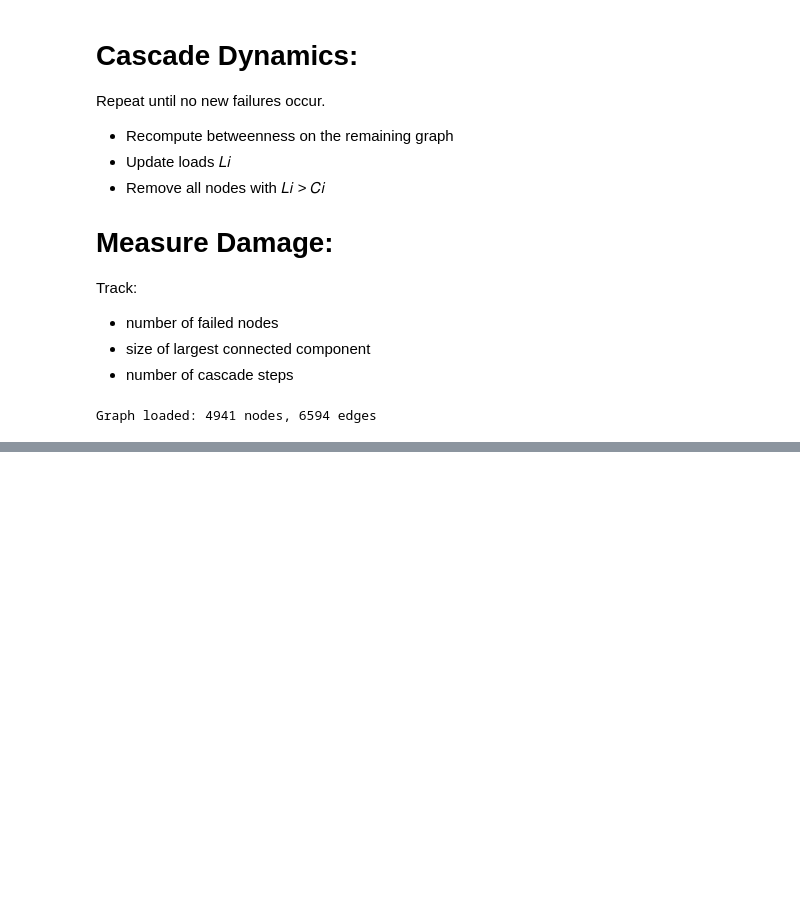
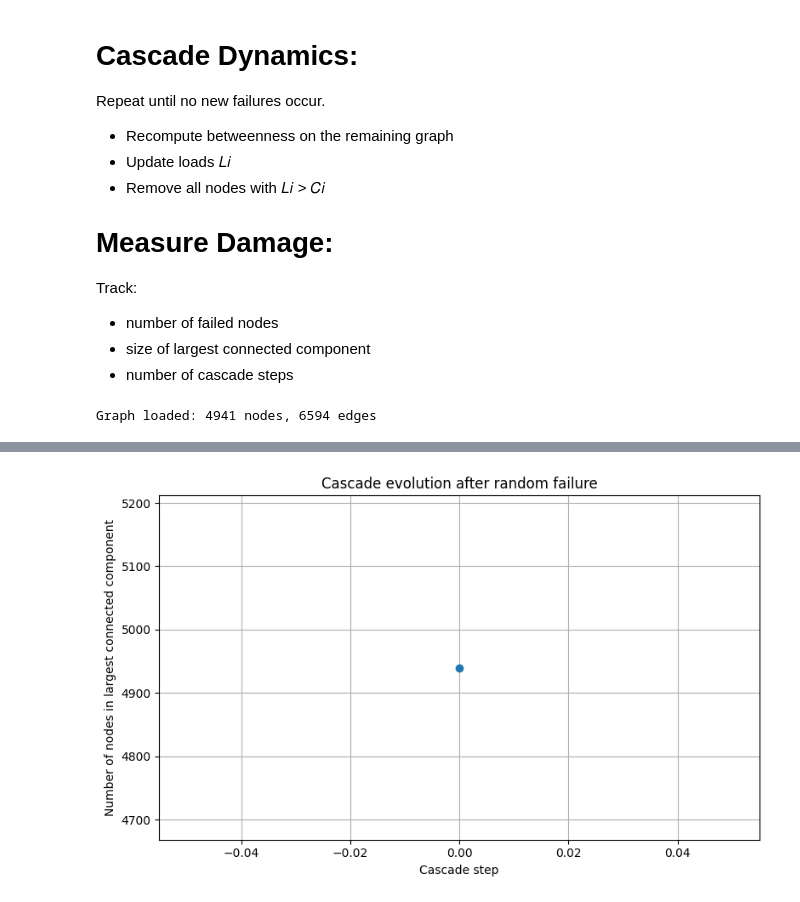
Before and after one commit to OctoPanna/western-us-power-grid, a Jupyter notebook: motter_lai_cascading_failure_model.ipynb, the cells around one changed output, grey strips where cells are left out. Cells and saved outputs as stored; diff of their text form; code cells hidden in the pictures; blank space fills up the shorter version.

```diff
--- a/motter_lai_cascading_failure_model.ipynb
+++ b/motter_lai_cascading_failure_model.ipynb
@@ -27,6 +27,7 @@ Track:
 # %%
 import networkx as nx
 import numpy as np
+import random
 
 from cascade_failure.updated_model import load_data
 
@@ -44,21 +45,37 @@ def initialize_betweenness_loads(G, alpha=0.2):
         G.nodes[n]["capacity"] = (1 + alpha) * bet[n]
         G.nodes[n]["failed"] = False
 
+# def initialize_betweenness_loads(G):
+#     bet=nx.betweenness_centrality(G, normalized=True)
+#     for n in G.nodes():
+#         capacity=bet[n]*random.uniform(10, 50)
+#         load= capacity*random.uniform(0.1, 0.3)
+
+#         G.nodes[n]['capacity']=capacity
+#         G.nodes[n]['load']=load
+#         G.nodes[n]['failed']=False
 
 # --------------------------------------------------
 # Cascading failure simulation
 # --------------------------------------------------
-def cascade_failure(G, initial_attack=None, alpha=0.2, verbose=False):
+def cascade_failure(G, initial_attack=None, verbose=False):
     G = G.copy()
-    initialize_betweenness_loads(G, alpha)
+    initialize_betweenness_loads(G)
 
     failed_nodes = set()
     step = 0
+
+    lcc_history= []
 
     # Initial attack
     if initial_attack is not None:
         G.remove_node(initial_attack)
         failed_nodes.add(initial_attack)
+
+    if G.number_of_nodes() > 0:
+        lcc_history.append(len(max(nx.connected_components(G), key=len)))
+    else:
+        lcc_history.append(0)
 
     while True:
         step += 1
@@ -81,6 +98,11 @@ def cascade_failure(G, initial_attack=None, alpha=0.2, verbose=False):
             G.remove_node(n)
             failed_nodes.add(n)
 
+        if G.number_of_nodes() > 0:
+            lcc_history.append(len(max(nx.connected_components(G), key=len)))
+        else:
+            lcc_history.append(0)
+
     # Metrics
     if G.number_of_nodes() > 0:
         largest_cc = len(max(nx.connected_components(G), key=len))
@@ -93,6 +115,7 @@ def cascade_failure(G, initial_attack=None, alpha=0.2, verbose=False):
     "largest_cc": largest_cc,
     "remaining_nodes": G.number_of_nodes(),
     "steps": step,
+    "lcc_history": lcc_history,
     "final_graph": G}
 # %% [output]
 Graph loaded: 4941 nodes, 6594 edges
@@ -211,0 +242,14 @@ plot_cascade(
+# %%
+lcc_rand=result_rand["lcc_history"]
+steps_rand=range(len(lcc_rand))
+
+plt.figure(figsize=(8,5))
+plt.plot(steps_rand, lcc_rand, marker='o')
+plt.xlabel("Cascade step")
+plt.ylabel("Number of nodes in largest connected component")
+plt.title("Cascade evolution after random failure")
+plt.grid(True)
+plt.tight_layout()
+plt.show()
+# %% [output]
+[figure, added]
```
Also changed, not shown: parts of 5 cells of this notebook, 6 other files.
